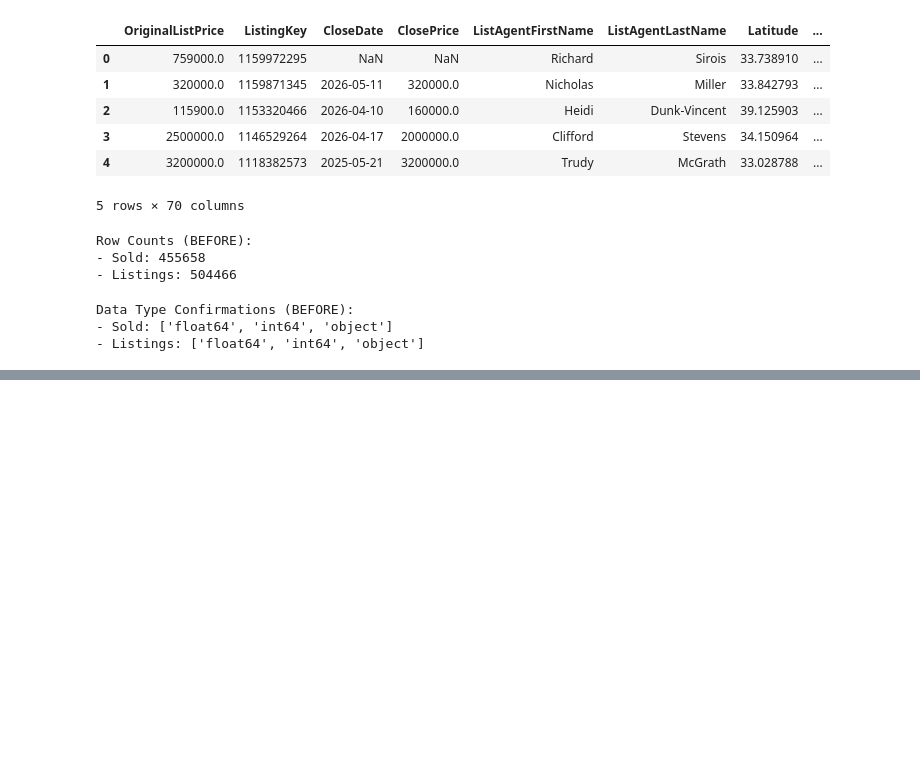
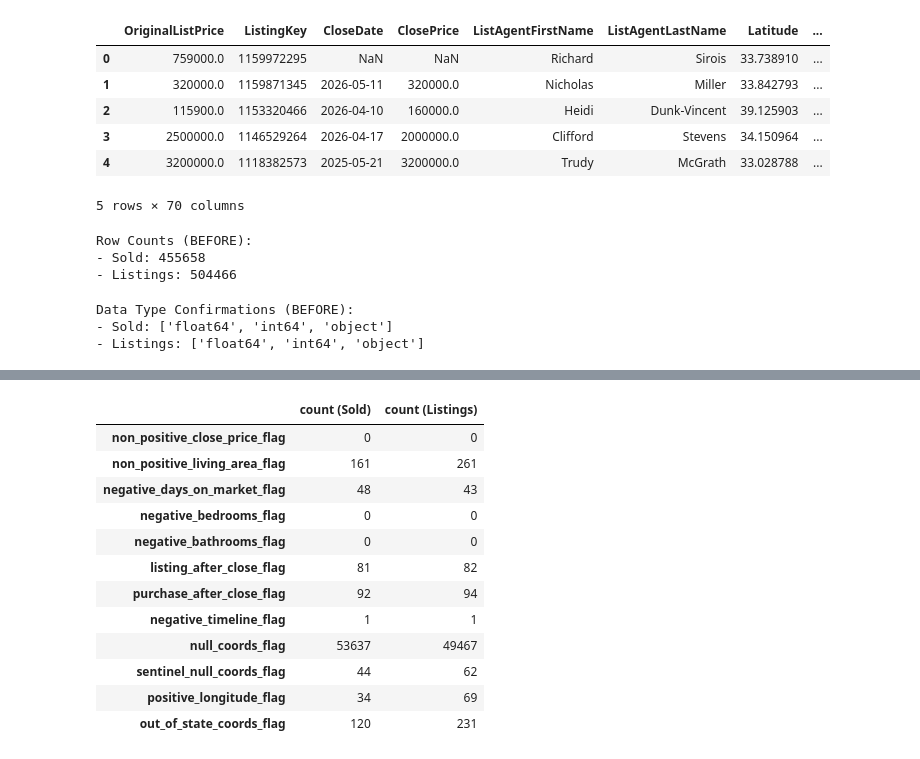
Before and after one commit to Michael-Anthony-Aguirre/IDX-Exchange-DA-Internship-2026, a Jupyter notebook: week4-5/4_cleaning-preparation.ipynb, the cells around one changed output, grey strips where cells are left out. Saved outputs shown, nothing was run; the diff lists cells and outputs as text; code cells hidden in the pictures; blank space fills up the shorter version.

```diff
--- a/week4-5/4_cleaning-preparation.ipynb
+++ b/week4-5/4_cleaning-preparation.ipynb
@@ -204,0 +192,6 @@ Date Consistency Checks
+# %%
+df_sold_numeric_flags = df_sold_flagged[numeric_flags].agg(["sum"]).rename({"sum":"count (Sold)"}).transpose()
+df_listings_numeric_flags = df_listings_flagged[numeric_flags].agg(["sum"]).rename({"sum":"count (Listings)"}).transpose()
+
+df_numeric_flags = df_sold_numeric_flags.join(df_listings_numeric_flags)
+df_numeric_flags
@@ -204,0 +205,6 @@ Date Consistency Checks
+# %%
+df_sold_date_flags = df_sold_flagged[date_flags].agg(["sum"]).rename({"sum":"count (Sold)"}).transpose()
+df_listings_date_flags = df_listings_flagged[date_flags].agg(["sum"]).rename({"sum":"count (Listings)"}).transpose()
+
+df_date_flags = df_sold_date_flags.join(df_listings_date_flags)
+df_date_flags
@@ -204,0 +216,6 @@ Date Consistency Checks
+# %%
+df_sold_geo_flags = df_sold_flagged[geo_flags].agg(["sum"]).rename({"sum":"count (Sold)"}).transpose()
+df_listings_geo_flags = df_listings_flagged[geo_flags].agg(["sum"]).rename({"sum":"count (Listings)"}).transpose()
+
+df_geo_flags = df_sold_geo_flags.join(df_listings_geo_flags)
+df_geo_flags
@@ -205 +228,18 @@ Date Consistency Checks
+# %%
+df_flag_counts = pd.concat([df_numeric_flags, df_date_flags, df_geo_flags])
+df_flag_counts
+# %% [output]
+|  | count (Sold) | count (Listings) |
+| non_positive_close_price_flag | 0 | 0 |
+| non_positive_living_area_flag | 161 | 261 |
+| negative_days_on_market_flag | 48 | 43 |
+| negative_bedrooms_flag | 0 | 0 |
+| negative_bathrooms_flag | 0 | 0 |
+| listing_after_close_flag | 81 | 82 |
+| purchase_after_close_flag | 92 | 94 |
+| negative_timeline_flag | 1 | 1 |
+| null_coords_flag | 53637 | 49467 |
+| sentinel_null_coords_flag | 44 | 62 |
+| positive_longitude_flag | 34 | 69 |
+| out_of_state_coords_flag | 120 | 231 |
 # %%
```
Also changed, not shown: parts of 27 cells of this notebook.
